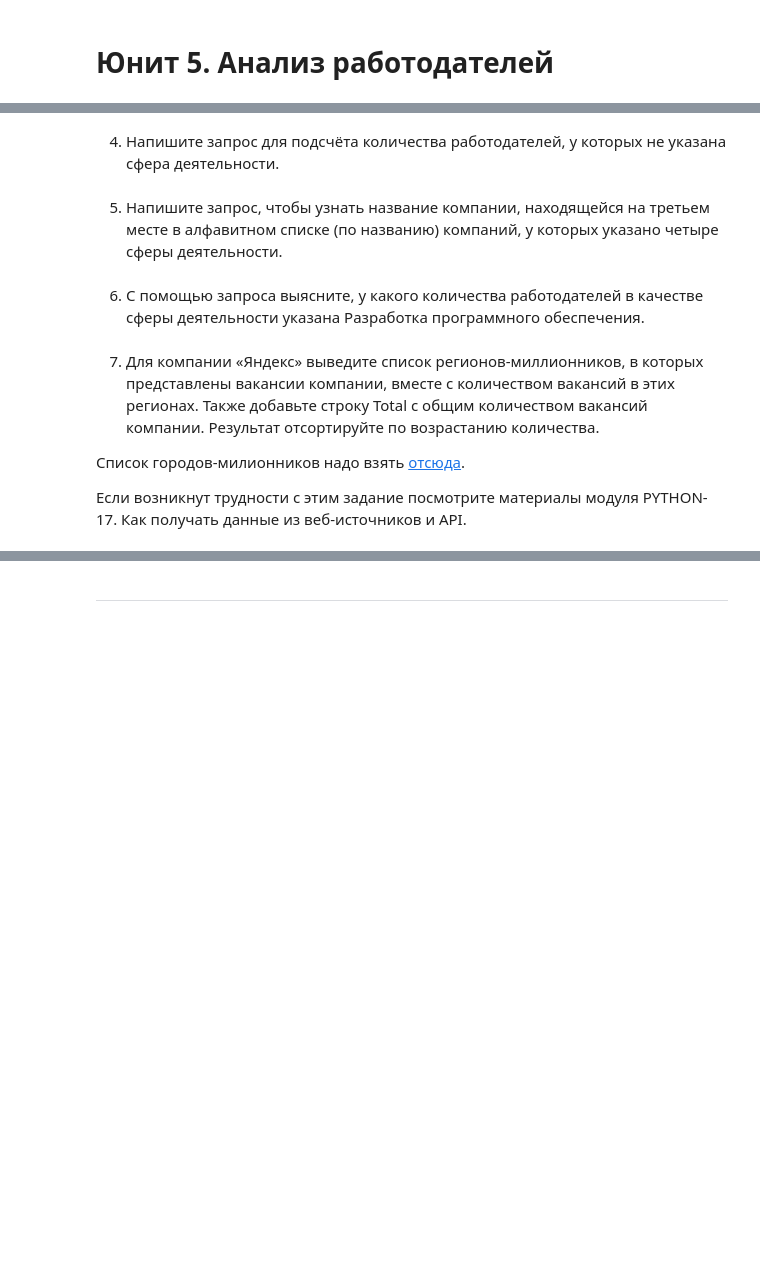
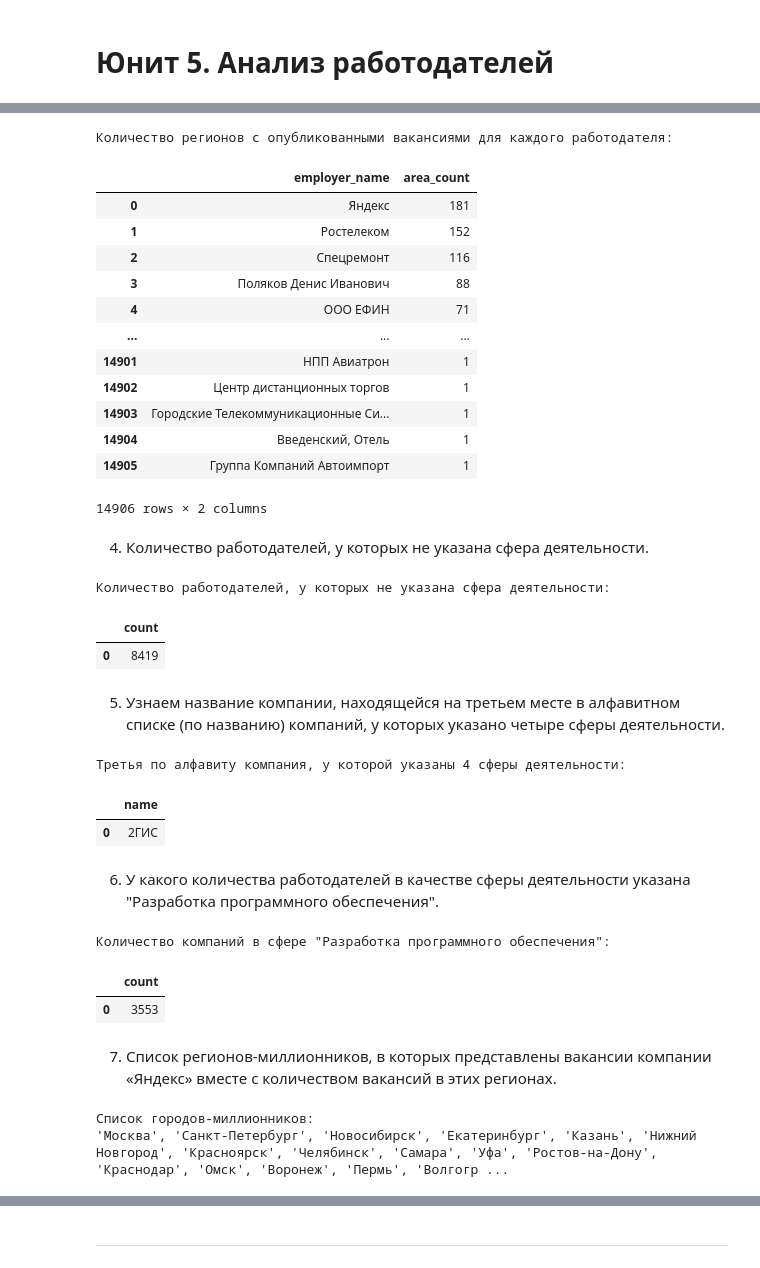
Before and after one commit to denis-marchenkov-sf/sf_headhunter_sql, a Jupyter notebook: main.ipynb, the cells around one changed output, grey strips where cells are left out. Drawn from its saved outputs; the diff is of its cells as text; code cells hidden in the pictures; blank space fills up the shorter version.

```diff
--- a/main.ipynb
+++ b/main.ipynb
@@ -407,8 +476,41 @@ scatter_schedule.show()
 # %%
 # текст запроса
+query_5_3 = f'''
+
+SELECT
+    employer.name                        AS employer_name,
+    COUNT(DISTINCT vacancy.area_id)      AS area_count
+FROM
+    public.vacancies vacancy
+JOIN
+    public.employers employer ON vacancy.employer_id = employer.id
+GROUP BY
+    employer.id
+ORDER BY
+    area_count DESC
+
+'''
 # %%
 # результат запроса
+print('Количество регионов с опубликованными вакансиями для каждого работодателя:')
+df_regions_vacancies = pd.read_sql_query(query_5_3, connection)
+display(df_regions_vacancies)
+# %% [output]
+Количество регионов с опубликованными вакансиями для каждого работодателя:
+|  | employer_name | area_count |
+| 0 | Яндекс | 181 |
+| 1 | Ростелеком | 152 |
+| 2 | Спецремонт | 116 |
+| 3 | Поляков Денис Иванович | 88 |
+| 4 | ООО ЕФИН | 71 |
+| ... | ... | ... |
+| 14901 | НПП Авиатрон | 1 |
+| 14902 | Центр дистанционных торгов | 1 |
+| 14903 | Городские Телекоммуникационные Си... | 1 |
+| 14904 | Введенский, Отель | 1 |
+| 14905 | Группа Компаний Автоимпорт | 1 |
+14906 rows × 2 columns
 # %% [markdown]
-4. Напишите запрос для подсчёта количества работодателей, у которых не указана сфера деятельности.
+4. Количество работодателей, у которых не указана сфера деятельности.
 # %%
 # текст запроса
@@ -415,6 +529,13 @@ scatter_schedule.show()
 # %%
 # результат запроса
+print('Количество работодателей, у которых не указана сфера деятельности:')
+df_null_industry = pd.read_sql_query(query_5_4, connection)
+display(df_null_industry)
+# %% [output]
+Количество работодателей, у которых не указана сфера деятельности:
+|  | count |
+| 0 | 8419 |
 # %% [markdown]
-5. Напишите запрос, чтобы узнать название компании, находящейся на третьем месте в алфавитном списке (по названию) компаний, у которых указано четыре сферы деятельности.
+5. Узнаем название компании, находящейся на третьем месте в алфавитном списке (по названию) компаний, у которых указано четыре сферы деятельности.
 # %%
 # текст запроса
@@ -421,6 +560,13 @@ scatter_schedule.show()
 # %%
 # результат запроса
+print('Третья по алфавиту компания, у которой указаны 4 сферы деятельности:')
+df_four_industry = pd.read_sql_query(query_5_5, connection)
+display(df_four_industry)
+# %% [output]
+Третья по алфавиту компания, у которой указаны 4 сферы деятельности:
+|  | name |
+| 0 | 2ГИС |
 # %% [markdown]
-6. С помощью запроса выясните, у какого количества работодателей в качестве сферы деятельности указана Разработка программного обеспечения.
+6. У какого количества работодателей в качестве сферы деятельности указана "Разработка программного обеспечения".
 # %%
 # текст запроса
@@ -427,12 +585,29 @@ scatter_schedule.show()
 # %%
 # результат запроса
+print('Количество компаний в сфере "Разработка программного обеспечения":')
+df_count_software = pd.read_sql_query(query_5_6, connection)
+display(df_count_software)
+# %% [output]
+Количество компаний в сфере "Разработка программного обеспечения":
+|  | count |
+| 0 | 3553 |
 # %% [markdown]
-7. Для компании «Яндекс» выведите список регионов-миллионников, в которых представлены вакансии компании, вместе с количеством вакансий в этих регионах. Также добавьте строку Total с общим количеством вакансий компании. Результат отсортируйте по возрастанию количества.
-
-Список городов-милионников надо взять [отсюда](https://ru.wikipedia.org/wiki/%D0%93%D0%BE%D1%80%D0%BE%D0%B4%D0%B0-%D0%BC%D0%B8%D0%BB%D0%BB%D0%B8%D0%BE%D0%BD%D0%B5%D1%80%D1%8B_%D0%A0%D0%BE%D1%81%D1%81%D0%B8%D0%B8).
-
-Если возникнут трудности с этим задание посмотрите материалы модуля  PYTHON-17. Как получать данные из веб-источников и API.
+7. Список регионов-миллионников, в которых представлены вакансии компании «Яндекс» вместе с количеством вакансий в этих регионах.
 # %%
 # код для получения списка городов-милионников
+url = 'https://ru.wikipedia.org/wiki/%D0%93%D0%BE%D1%80%D0%BE%D0%B4%D0%B0-%D0%BC%D0%B8%D0%BB%D0%BB%D0%B8%D0%BE%D0%BD%D0%B5%D1%80%D1%8B_%D0%A0%D0%BE%D1%81%D1%81%D0%B8%D0%B8'
+response = requests.get(url)
+soup = BeautifulSoup(response.text, 'html.parser')
+
+cities_data = soup.select('table.standard.sortable > tbody > tr > td > a')
+million_cities = [x.text for x in cities_data]
+
+city_query = ', '.join([f'\'{x}\'' for x in million_cities])
+
+print('Список городов-миллионников:')
+print(city_query)
+# %% [output]
+Список городов-миллионников:
+'Москва', 'Санкт-Петербург', 'Новосибирск', 'Екатеринбург', 'Казань', 'Нижний Новгород', 'Красноярск', 'Челябинск', 'Самара', 'Уфа', 'Ростов-на-Дону', 'Краснодар', 'Омск', 'Воронеж', 'Пермь', 'Волгогр ...
 # %%
 # текст запроса
```
Also changed, not shown: parts of 23 cells of this notebook, 1 other file.
